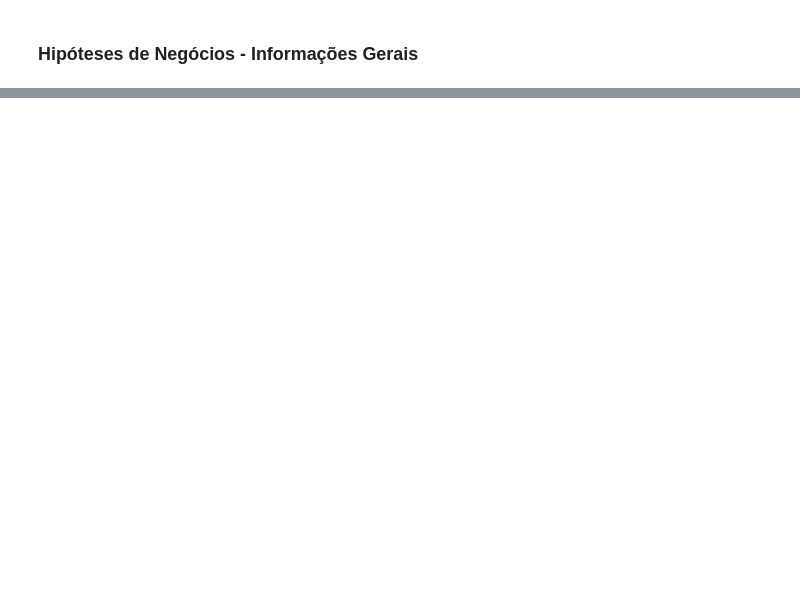
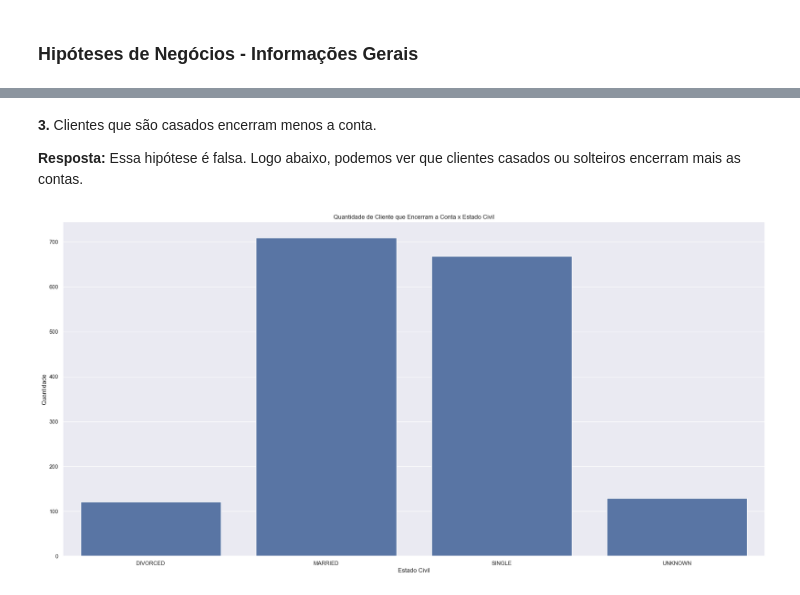
Before and after one commit to jefferson-datascience/predicao_churn_banco, a Jupyter notebook: ciclo_01.ipynb, the cells around one changed output, grey strips where cells are left out. Saved outputs shown, nothing was run; the diff lists cells and outputs as text; code cells hidden in the pictures; blank space fills up the shorter version.

```diff
--- a/ciclo_01.ipynb
+++ b/ciclo_01.ipynb
@@ -644,0 +748,18 @@ plt.title('Quantidade de Clientes que Encerram a Conta x Categoria de Renda');
+# %% [markdown]
+**3.** Clientes que são casados encerram menos a conta.
+
+**Resposta:** Essa hipótese é falsa. Logo abaixo, podemos ver que clientes casados ou solteiros encerram mais as contas.
+# %%
+# Preparação de Dataset
+q3_gerais_1 = df_4[['estado_civil', 'conta_encerrada', 'id_cliente']][df_4['conta_encerrada'] == 'ATTRITED CUSTOMER'].copy()
+q3_gerais = q3_gerais_1.groupby(['estado_civil', 'conta_encerrada']).count().reset_index()
+
+# Plotagem
+sns.barplot(data=q3_gerais, x='estado_civil', y='id_cliente');
+
+# Ajuste
+plt.xlabel('Estado Civil')
+plt.ylabel('Quantidade')
+plt.title('Quantidade de Cliente que Encerram a Conta x Estado Civil');
+# %% [output]
+[figure, added]
```
Also changed, not shown: parts of 32 cells of this notebook, 1 other file.
